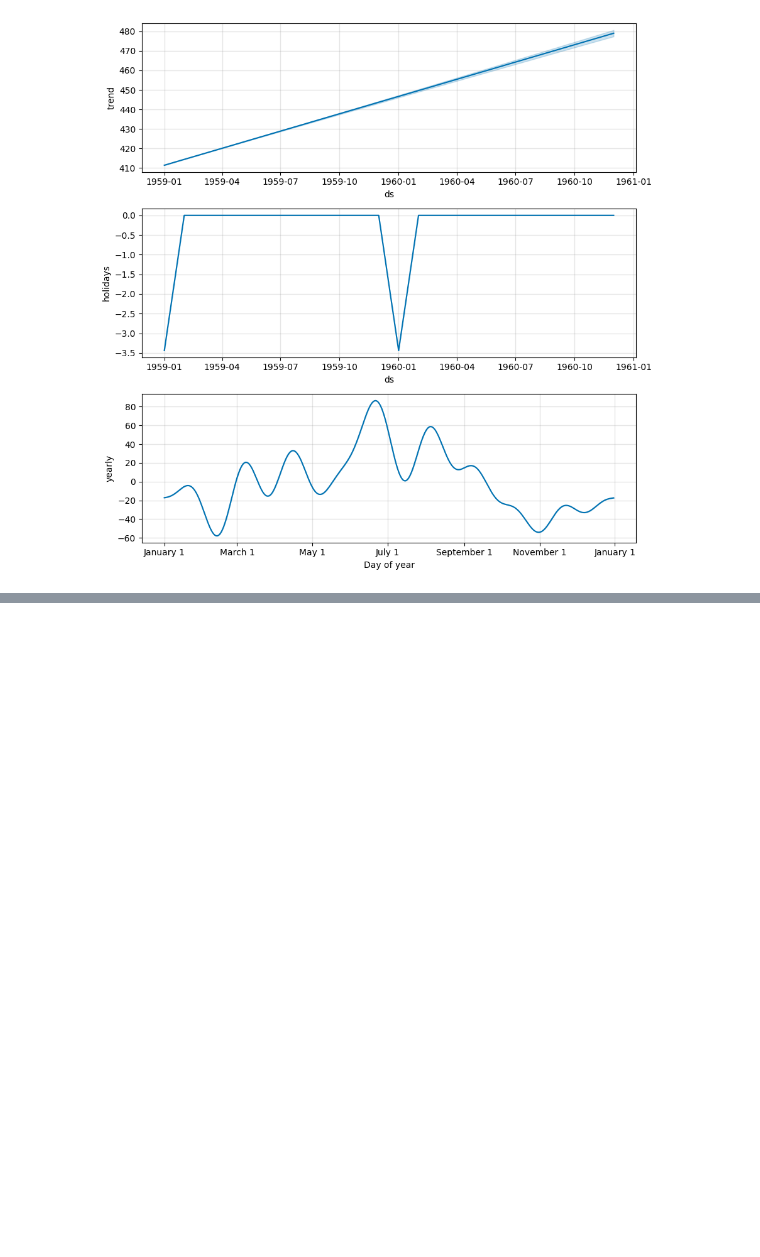
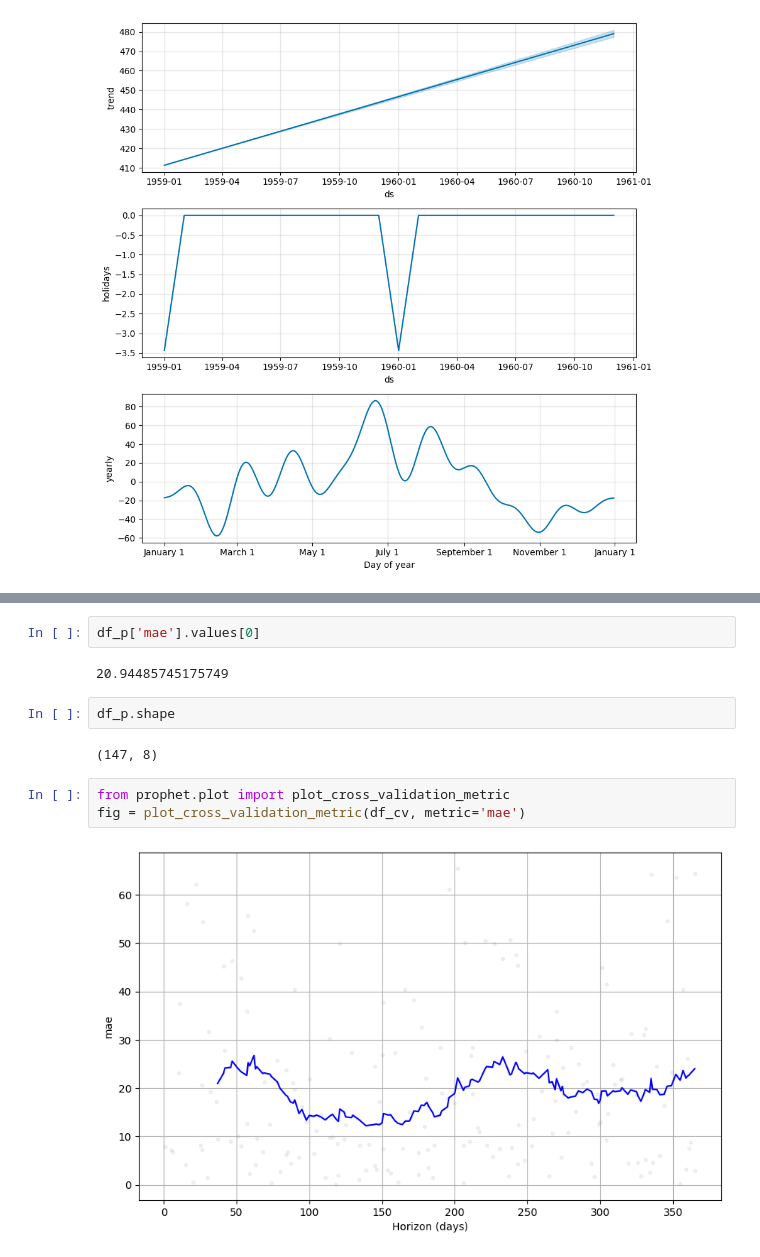
Before and after one commit to alliwene/time-series-prophet, a Jupyter notebook: air-passengers.ipynb, the cells around one changed output, grey strips where cells are left out. Cells and saved outputs as stored; diff of their text form; blank space fills up the shorter version.

```diff
--- a/air-passengers.ipynb
+++ b/air-passengers.ipynb
@@ -193,0 +251,13 @@ train_df.head()
+# %%
+df_p['mae'].values[0]
+# %% [output]
+20.94485745175749
+# %%
+df_p.shape
+# %% [output]
+(147, 8)
+# %%
+from prophet.plot import plot_cross_validation_metric
+fig = plot_cross_validation_metric(df_cv, metric='mae')
+# %% [output]
+[figure, added]
```
Also changed, not shown: parts of 32 cells of this notebook, 2 other files.
